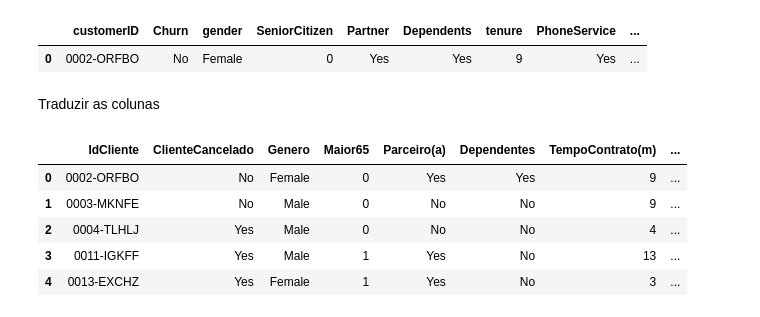
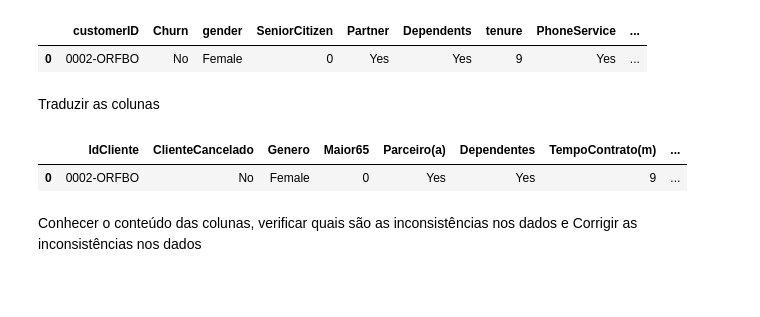
Before and after one commit to SilvioCSOliveira/ChallengeDataScience2022AluraVoz, a Jupyter notebook: ChallengeDataScience2022AluraVoz.ipynb, the cells around one changed output. Saved outputs shown, nothing was run; the diff lists cells and outputs as text; code cells hidden in the pictures; blank space fills up the shorter version.

```diff
--- a/ChallengeDataScience2022AluraVoz.ipynb
+++ b/ChallengeDataScience2022AluraVoz.ipynb
@@ -65,48 +57,31 @@ df_telco_customer.head(1)
 # %% [markdown]
 Traduzir as colunas
 # %%
-
-'''#
-'customerID' : 'IdCliente',
-'Churn': 'ClienteCancelado',
-'gender' : 'Genero'	,
-'SeniorCitizen' : 'Maior65',
-'Partner' : 'Parceiro(a)',
-'Dependents': 'Dependentes',
-'tenure' : 'TempoContrato(m)',
-'PhoneService' : 'ServiçoTelefônico',
-'MultipleLines' : 'MultiplasLinhas',
-'InternetService' : 'ServicoInternet',
-'OnlineSecurity' : 'AdicinalSegurancaOnline',
-'OnlineBackup' : 'AdicionalBackup',
-'DeviceProtection' : 'AdicionalProtDispositivo',
-'TechSupport' : 'AdicionalSuporte',
-'StreamingTV': 'AssinaturaTv',
-'StreamingMovies' : 'AssinaturaFilmes'
-  	Contract	PaperlessBilling	PaymentMethod	Charges.Monthly	Charges.Tota'''
-
 df_telco_customer.rename(columns={'customerID' : 'IdCliente',
 'Churn': 'ClienteCancelado',
 'gender' : 'Genero'	,
 'SeniorCitizen' : 'Maior65',
 'Partner' : 'Parceiro(a)',
 'Dependents': 'Dependentes',
 'tenure' : 'TempoContrato(m)',
 'PhoneService' : 'ServiçoTelefônico',
 'MultipleLines' : 'MultiplasLinhas',
 'InternetService' : 'ServicoInternet',
 'OnlineSecurity' : 'AdicinalSegurancaOnline',
 'OnlineBackup' : 'AdicionalBackup',
 'DeviceProtection' : 'AdicionalProtDispositivo',
 'TechSupport' : 'AdicionalSuporte',
 'StreamingTV': 'AssinaturaTv',
-'StreamingMovies' : 'AssinaturaFilmes'}, inplace=True)
+'StreamingMovies' : 'AssinaturaFilmes',
+'Contract' : 'TipoContrato',
+'PaperlessBilling': 'FaturaDigital',
+'PaymentMethod': 'FormaPagamento',
+'Charges.Monthly': 'GastoMensal' ,
+'Charges.Total': 'GastoTotal'}, inplace=True)
 
-df_telco_customer.head()
+df_telco_customer.head(1)
 # %% [output]
 |  | IdCliente | ClienteCancelado | Genero | Maior65 | Parceiro(a) | Dependentes | TempoContrato(m) | ... |
 | 0 | 0002-ORFBO | No | Female | 0 | Yes | Yes | 9 | ... |
-| 1 | 0003-MKNFE | No | Male | 0 | No | No | 9 | ... |
-| 2 | 0004-TLHLJ | Yes | Male | 0 | No | No | 4 | ... |
-| 3 | 0011-IGKFF | Yes | Male | 1 | Yes | No | 13 | ... |
-| 4 | 0013-EXCHZ | Yes | Female | 1 | Yes | No | 3 | ... |
+# %% [markdown]
+Conhecer o conteúdo das colunas, verificar quais são as inconsistências nos dados e  Corrigir as inconsistências nos dados
```
Also changed, not shown: parts of 7 cells of this notebook.
